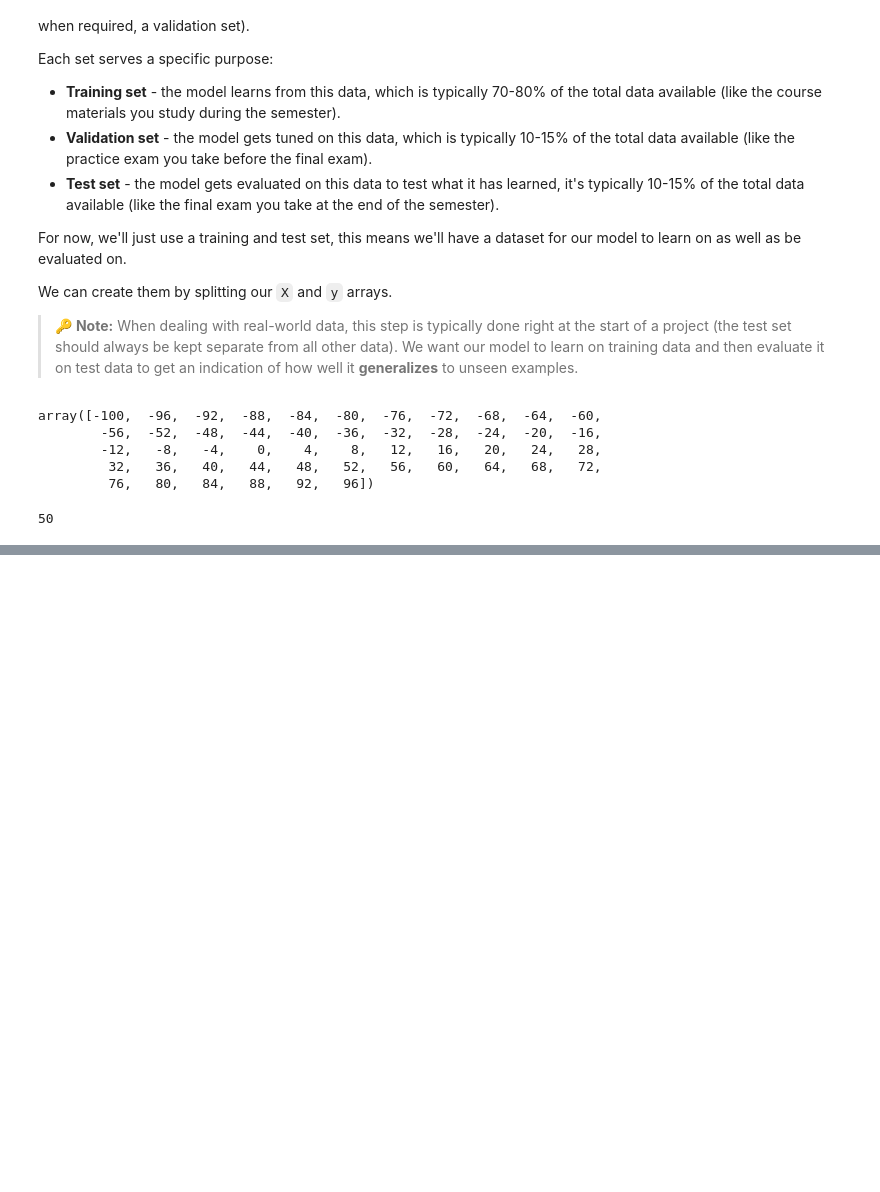
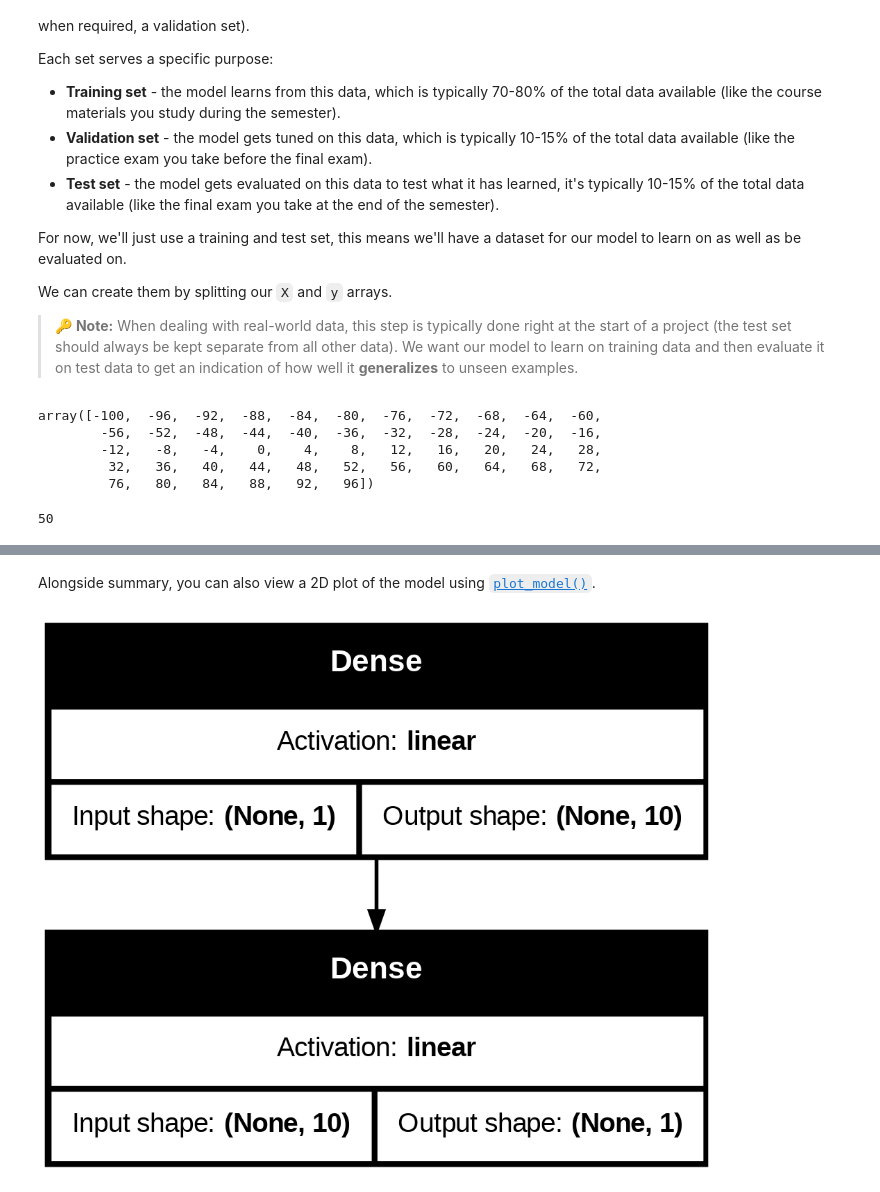
Before and after one commit to kuheli31/Deep-Learning, a Jupyter notebook: Neural_Network_Regression_with_Tensorflow.ipynb, the cells around one changed output, grey strips where cells are left out. Drawn from its saved outputs; the diff is of its cells as text; code cells hidden in the pictures; blank space fills up the shorter version.

```diff
--- a/Neural_Network_Regression_with_Tensorflow.ipynb
+++ b/Neural_Network_Regression_with_Tensorflow.ipynb
@@ -370,0 +442,18 @@ len(X)
+# %%
+from os import name
+#Set random seed
+tf.random.set_seed(42)
+
+#Create a model same as above
+model = tf.keras.Sequential([
+    tf.keras.layers.Dense(10 , input_dim=1 ,name="input_layer"),
+    tf.keras.layers.Dense(1 , name="output_layer")],
+    name="model_1")
+
+#Compile model
+model.compile(loss=tf.keras.losses.mae,
+              optimizer=tf.keras.optimizers.SGD(),
+              metrics=["mae"])
+
+#Fit the model
+#model.fit(tf.expand_dims(X, axis=-1), y, epochs=100)
@@ -370,0 +484,3 @@ len(X)
+# %%
+#Fit the model
+model.fit(tf.expand_dims(X_train, axis=-1), y_train, epochs=100 , verbose=0) #verbose controls how much gets output
@@ -370,0 +505,9 @@ len(X)
+# %% [markdown]
+Alongside summary, you can also view a 2D plot of the model using [`plot_model()`](https://www.tensorflow.org/api_docs/python/tf/keras/utils/plot_model).
+# %%
+from tensorflow.keras.utils import plot_model
+
+#visualize your model
+plot_model(model, show_shapes=True , show_layer_activations=True)
+# %% [output]
+[figure, added]
```
Also changed, not shown: parts of 67 cells of this notebook.
